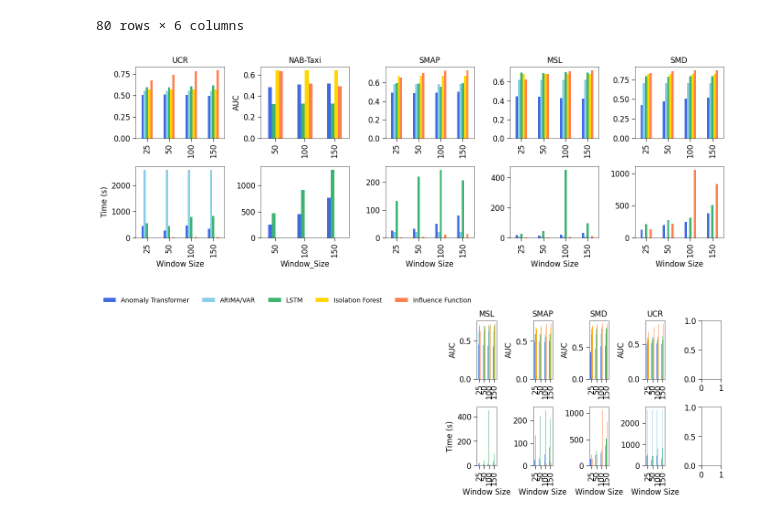
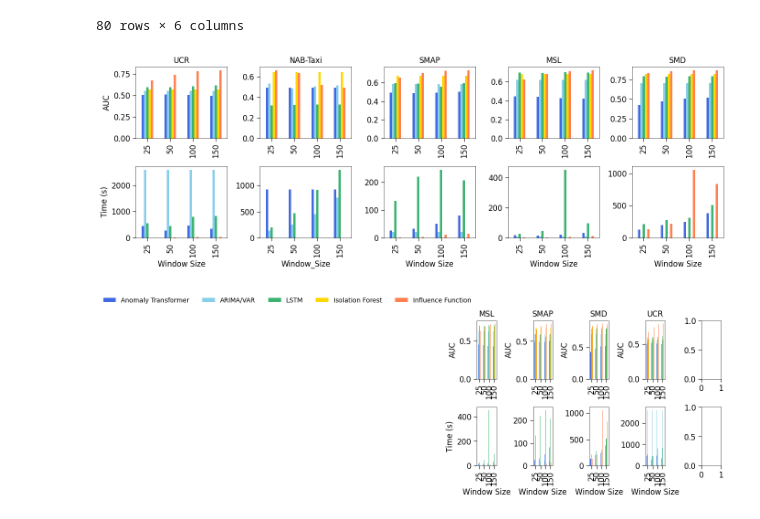
Before and after one commit to yzhang511/TimeInf, a Jupyter notebook: icml_plots/Fig3.ipynb, the cells around one changed output. Cells and saved outputs as stored; diff of their text form; code cells hidden in the pictures.

Commit message:
updated plots

```diff
--- a/icml_plots/Fig3.ipynb
+++ b/icml_plots/Fig3.ipynb
@@ -57,7 +57,7 @@ data = data.replace({"Detector": detector_names})
 base_dir = "./NYC_TAXI/"
 dataframes = []
 for folder in os.listdir(base_dir):
-    for win_size in [50, 100, 150]:
+    for win_size in [25, 50, 100, 150]:
         folder = f'win_size_{win_size}'
         for filename in os.listdir(os.path.join(base_dir, folder)):
             if filename.endswith('_results.csv'):
@@ -73,44 +73,51 @@ for folder in os.listdir(base_dir):
         df['Window_Size'] = win_size
         df['Detector'] = detector_name
         dataframes.append(df)
+
+        detector_name = 'ARIMA'
+        df = pd.read_csv('./NYC_TAXI/NYC_ARIMADetector_results.csv')
+        df['Window_Size'] = win_size
+        df['Detector'] = detector_name
+        dataframes.append(df)
+
 combined_df = pd.concat(dataframes)
 # %%
 colors = ['royalblue', 'skyblue', 'mediumseagreen', 'gold', 'coral']
 
 fig, axes = plt.subplots(len(metrics), len(datasets)+1, figsize=(14,5))
 
 ctn = 0
 for i, metric in enumerate(metrics):
     for j, dataset in enumerate(datasets):
         if dataset != "UCR":
             j += 1
         df = data[data.Dataset == dataset]
         grouped_df = df.groupby(['Window_Size', 'Detector'])[metric].mean().unstack()
         grouped_df = grouped_df.reindex(columns=['Anomaly Transformer', 'ARIMA/VAR', 'LSTM', 'Isolation Forest', 'Influence Function'])
         grouped_df.plot(kind='bar', ax=axes[i,j], color=colors)
         axes[i,j].legend('', frameon=False)
         # axes[0,0].legend(bbox_to_anchor=(0.,1.5), ncol=len(detectors), frameon=False)
         axes[0,j].set_title(dataset)
         axes[0,j].set_xlabel("")
-        axes[0,1].set_ylabel("AUC")
+        axes[0,0].set_ylabel("AUC")
         axes[1,j].set_xlabel("Window Size")
         axes[1,0].set_ylabel("Time (s)")
 
 for i, metric in enumerate(["AUC", "Elapsed Time(s)"]):
     grouped_df = combined_df.groupby(['Window_Size', 'Detector'])[metric].mean().unstack()
-    grouped_df.columns = ["Anomaly Transformer", "Influence Function", "Isolation Forest", "LSTM"]
-    grouped_df = grouped_df.reindex(columns=['Anomaly Transformer', 'LSTM', 'Isolation Forest', 'Influence Function'])
-    grouped_df.plot(kind='bar', ax=axes[i,1], color=['royalblue', 'mediumseagreen', 'gold', 'coral'])
+    grouped_df.columns = ['ARIMA/VAR', "Anomaly Transformer", "Influence Function", "Isolation Forest", "LSTM"]
+    grouped_df = grouped_df.reindex(columns=['ARIMA/VAR', 'Anomaly Transformer', 'LSTM', 'Isolation Forest', 'Influence Function'])
+    grouped_df.plot(kind='bar', ax=axes[i,1], color=colors)
     axes[i,1].legend('', frameon=False)
     axes[0,1].set_xlabel("")
     axes[1,j].set_xlabel("Window Size")
 
 axes[0,1].set_title("NAB-Taxi")
 
 plt.tight_layout()
-# plt.savefig("./plots/sensitivity_analysis.png", dpi=300)
+plt.savefig("./plots/sensitivity_analysis.png", dpi=300)
 # %% [output]
-[figure, old version]
+[figure, new version]
 # %%
 colors = ['royalblue', 'skyblue', 'mediumseagreen', 'gold', 'coral']
 
```
